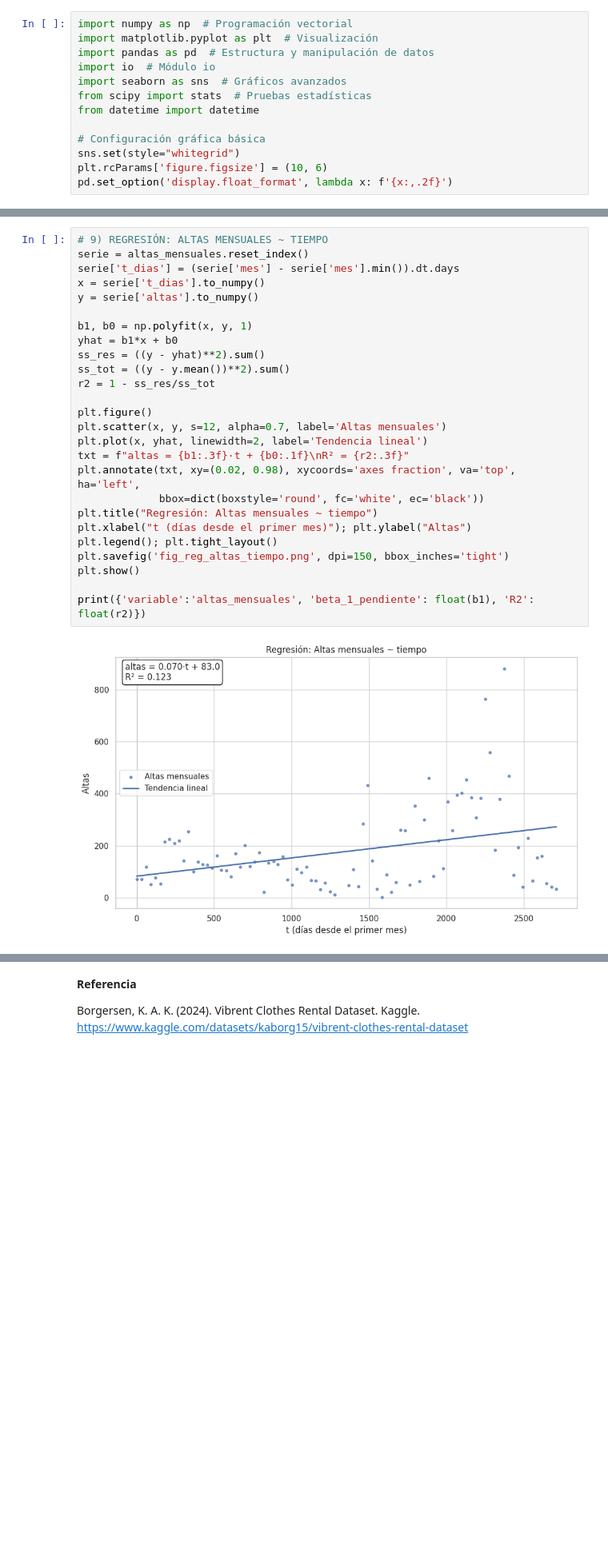
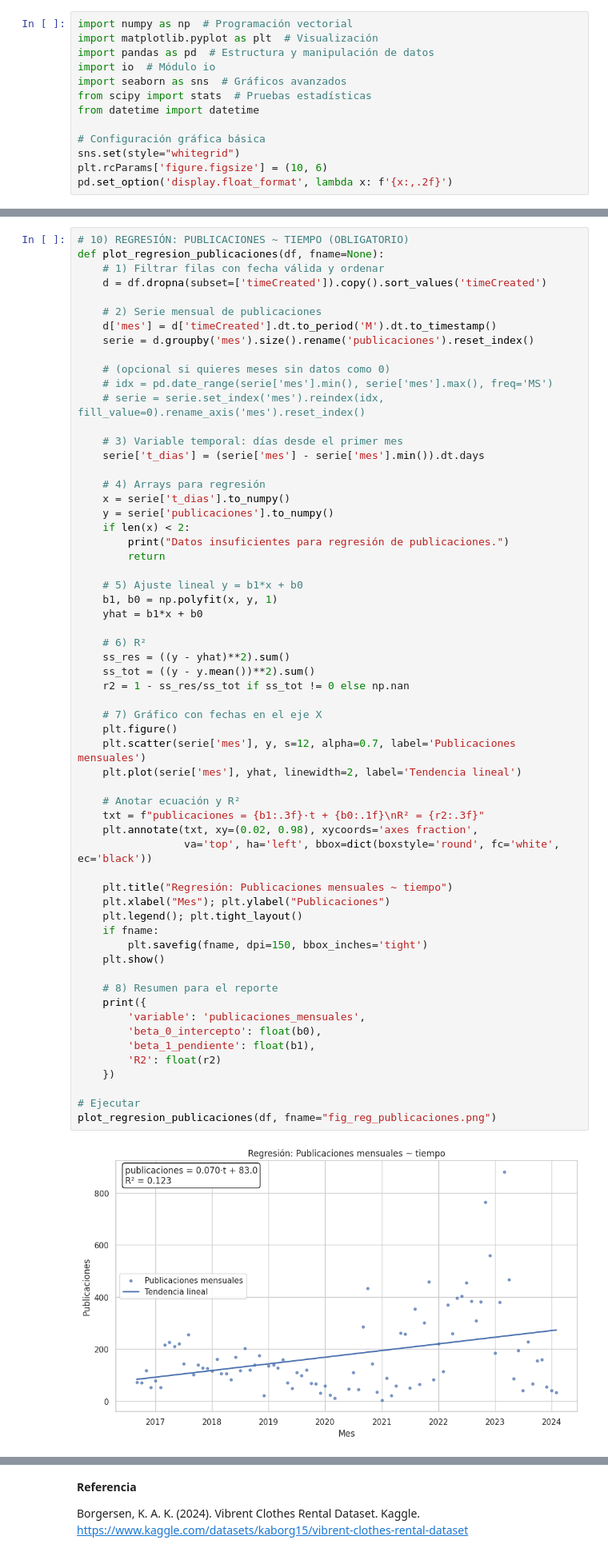
Before and after one commit to csoledd/adolmoi, a Jupyter notebook: INTELIGENCIA_DE_NEGOCIOS_Catalina_Núñez_Yáñez.ipynb, the cells around one changed output, grey strips where cells are left out. Shown: that part at 80% size. Drawn from its saved outputs; the diff is of its cells as text; blank space fills up the shorter version.

```diff
--- a/INTELIGENCIA_DE_NEGOCIOS_Catalina_Núñez_Yáñez.ipynb
+++ b/INTELIGENCIA_DE_NEGOCIOS_Catalina_Núñez_Yáñez.ipynb
@@ -343,30 +522,64 @@ display(pd.DataFrame({'altas': altas_anio, 'crecimiento_YoY_%': crec_yoy.round(1
 | 2023 | 2893 | -37.30 |
 | 2024 | 74 | -97.40 |
 # %%
-# 9) REGRESIÓN: ALTAS MENSUALES ~ TIEMPO
-serie = altas_mensuales.reset_index()
-serie['t_dias'] = (serie['mes'] - serie['mes'].min()).dt.days
-x = serie['t_dias'].to_numpy()
-y = serie['altas'].to_numpy()
+# 10) REGRESIÓN: PUBLICACIONES ~ TIEMPO (OBLIGATORIO)
+def plot_regresion_publicaciones(df, fname=None):
+    # 1) Filtrar filas con fecha válida y ordenar
+    d = df.dropna(subset=['timeCreated']).copy().sort_values('timeCreated')
 
-b1, b0 = np.polyfit(x, y, 1)
-yhat = b1*x + b0
-ss_res = ((y - yhat)**2).sum()
-ss_tot = ((y - y.mean())**2).sum()
-r2 = 1 - ss_res/ss_tot
+    # 2) Serie mensual de publicaciones
+    d['mes'] = d['timeCreated'].dt.to_period('M').dt.to_timestamp()
+    serie = d.groupby('mes').size().rename('publicaciones').reset_index()
 
-plt.figure()
-plt.scatter(x, y, s=12, alpha=0.7, label='Altas mensuales')
-plt.plot(x, yhat, linewidth=2, label='Tendencia lineal')
-txt = f"altas = {b1:.3f}·t + {b0:.1f}\nR² = {r2:.3f}"
-plt.annotate(txt, xy=(0.02, 0.98), xycoords='axes fraction', va='top', ha='left',
-             bbox=dict(boxstyle='round', fc='white', ec='black'))
-plt.title("Regresión: Altas mensuales ~ tiempo")
-plt.xlabel("t (días desde el primer mes)"); plt.ylabel("Altas")
-plt.legend(); plt.tight_layout()
-plt.savefig('fig_reg_altas_tiempo.png', dpi=150, bbox_inches='tight')
-plt.show()
+    # (opcional si quieres meses sin datos como 0)
+    # idx = pd.date_range(serie['mes'].min(), serie['mes'].max(), freq='MS')
+    # serie = serie.set_index('mes').reindex(idx, fill_value=0).rename_axis('mes').reset_index()
 
-print({'variable':'altas_mensuales', 'beta_1_pendiente': float(b1), 'R2': float(r2)})
+    # 3) Variable temporal: días desde el primer mes
+    serie['t_dias'] = (serie['mes'] - serie['mes'].min()).dt.days
+
+    # 4) Arrays para regresión
+    x = serie['t_dias'].to_numpy()
+    y = serie['publicaciones'].to_numpy()
+    if len(x) < 2:
+        print("Datos insuficientes para regresión de publicaciones.")
+        return
+
+    # 5) Ajuste lineal y = b1*x + b0
+    b1, b0 = np.polyfit(x, y, 1)
+    yhat = b1*x + b0
+
+    # 6) R²
+    ss_res = ((y - yhat)**2).sum()
+    ss_tot = ((y - y.mean())**2).sum()
+    r2 = 1 - ss_res/ss_tot if ss_tot != 0 else np.nan
+
+    # 7) Gráfico con fechas en el eje X
+    plt.figure()
+    plt.scatter(serie['mes'], y, s=12, alpha=0.7, label='Publicaciones mensuales')
+    plt.plot(serie['mes'], yhat, linewidth=2, label='Tendencia lineal')
+
+    # Anotar ecuación y R²
+    txt = f"publicaciones = {b1:.3f}·t + {b0:.1f}\nR² = {r2:.3f}"
+    plt.annotate(txt, xy=(0.02, 0.98), xycoords='axes fraction',
+                 va='top', ha='left', bbox=dict(boxstyle='round', fc='white', ec='black'))
+
+    plt.title("Regresión: Publicaciones mensuales ~ tiempo")
+    plt.xlabel("Mes"); plt.ylabel("Publicaciones")
+    plt.legend(); plt.tight_layout()
+    if fname:
+        plt.savefig(fname, dpi=150, bbox_inches='tight')
+    plt.show()
+
+    # 8) Resumen para el reporte
+    print({
+        'variable': 'publicaciones_mensuales',
+        'beta_0_intercepto': float(b0),
+        'beta_1_pendiente': float(b1),
+        'R2': float(r2)
+    })
+
+# Ejecutar
+plot_regresion_publicaciones(df, fname="fig_reg_publicaciones.png")
 # %% [output]
-[figure, old version]
+[figure, new version]
```
Also changed, not shown: parts of 22 cells of this notebook.
